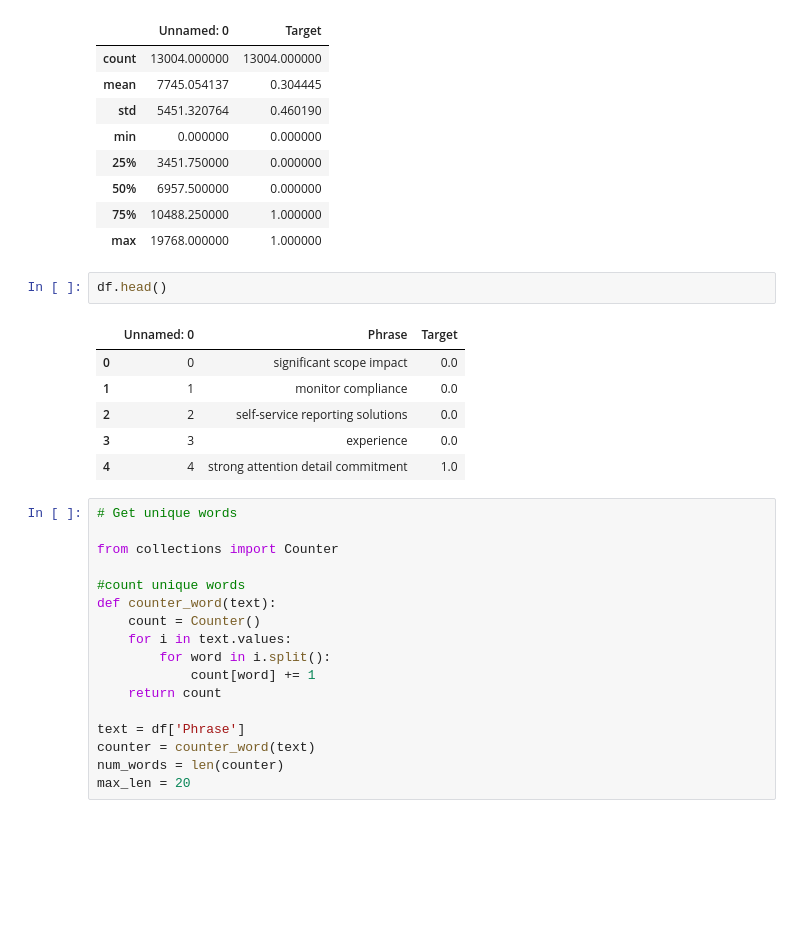
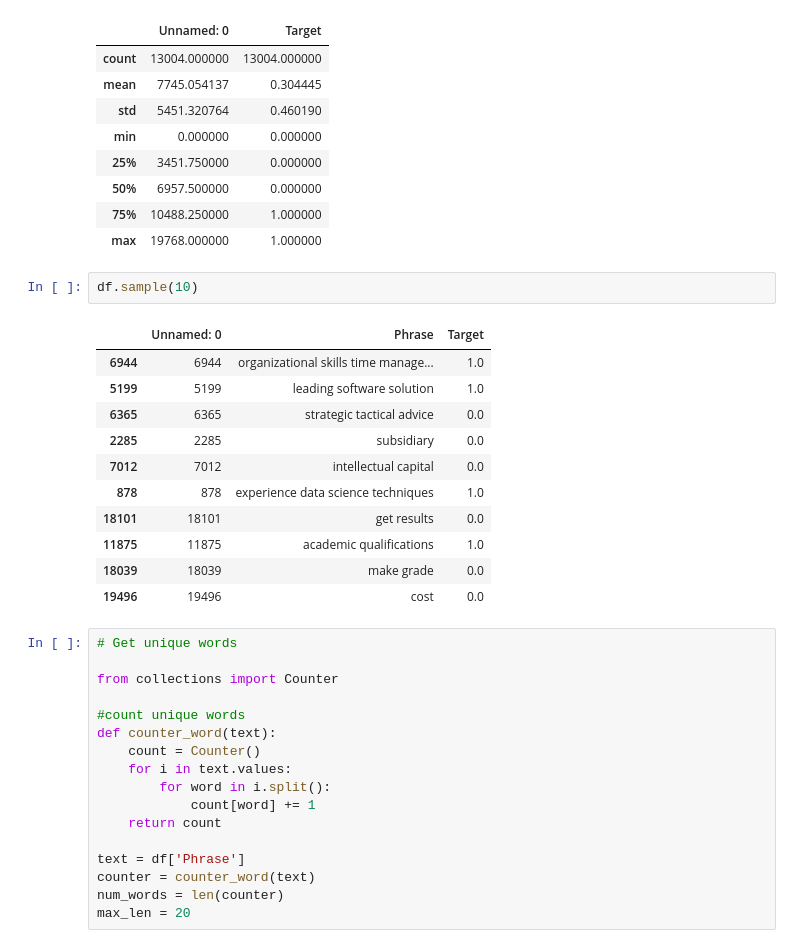
Before and after one commit to koechian/skillexplore, a Jupyter notebook: modelling/notebooks/lstm_model.ipynb, the cells around one changed output. Cells and saved outputs as stored; diff of their text form; blank space fills up the shorter version.

```diff
--- a/modelling/notebooks/lstm_model.ipynb
+++ b/modelling/notebooks/lstm_model.ipynb
@@ -16,15 +16,20 @@ df.describe()
 | 50% | 6957.500000 | 0.000000 |
 | 75% | 10488.250000 | 1.000000 |
 | max | 19768.000000 | 1.000000 |
-# %%
-df.head()
-# %% [output]
-|  | Unnamed: 0 | Phrase | Target |
-| 0 | 0 | significant scope impact | 0.0 |
-| 1 | 1 | monitor compliance | 0.0 |
-| 2 | 2 | self-service reporting solutions | 0.0 |
-| 3 | 3 | experience | 0.0 |
-| 4 | 4 | strong attention detail commitment | 1.0 |
+# %%
+df.sample(10)
+# %% [output]
+|  | Unnamed: 0 | Phrase | Target |
+| 6944 | 6944 | organizational skills time manage... | 1.0 |
+| 5199 | 5199 | leading software solution | 1.0 |
+| 6365 | 6365 | strategic tactical advice | 0.0 |
+| 2285 | 2285 | subsidiary | 0.0 |
+| 7012 | 7012 | intellectual capital | 0.0 |
+| 878 | 878 | experience data science techniques | 1.0 |
+| 18101 | 18101 | get results | 0.0 |
+| 11875 | 11875 | academic qualifications | 1.0 |
+| 18039 | 18039 | make grade | 0.0 |
+| 19496 | 19496 | cost | 0.0 |
 # %%
 # Get unique words
 
```
Also changed, not shown: parts of 11 cells of this notebook, 8 other files.
